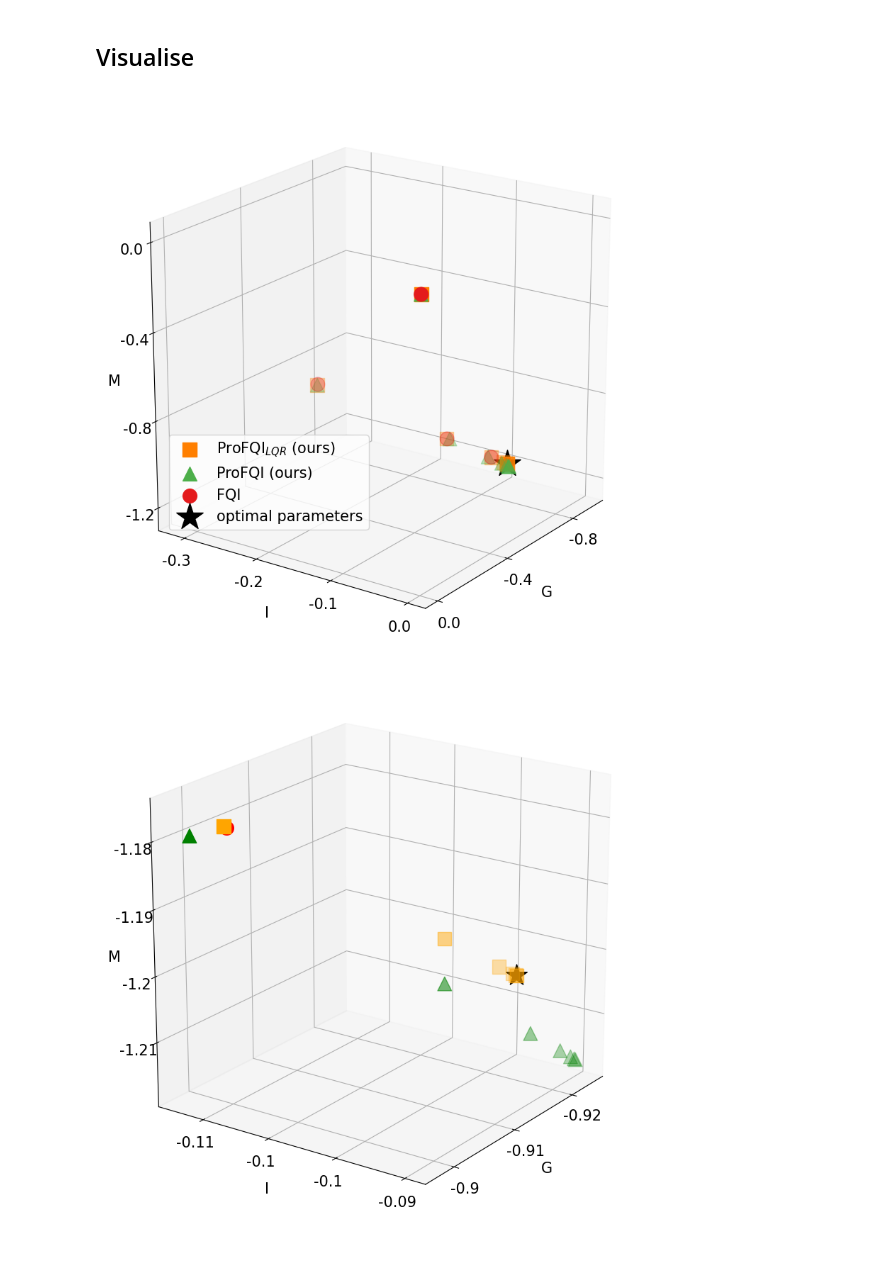
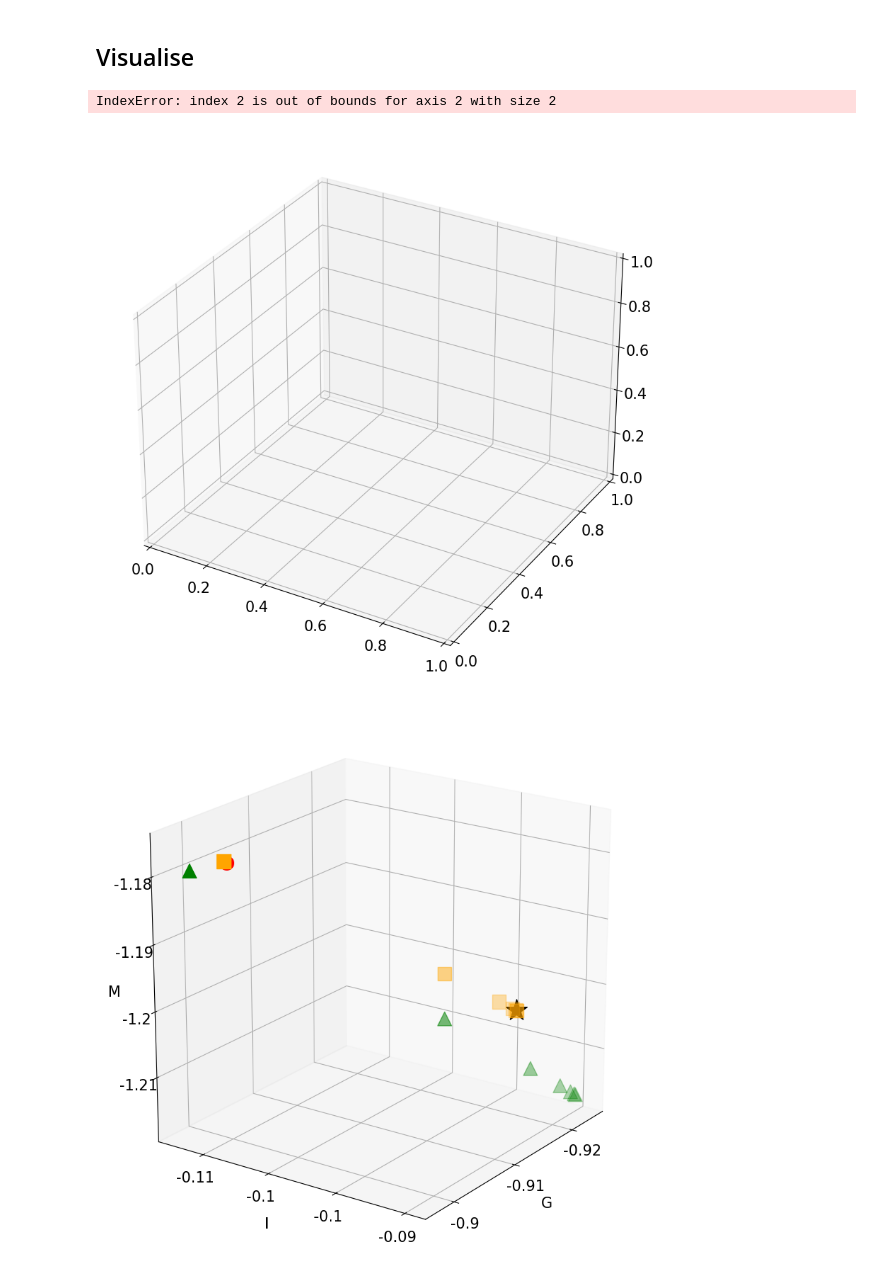
Before and after one commit to theovincent/PBO, a Jupyter notebook: experiments/lqr/plots.ipynb, the cells around one changed output. Saved outputs shown, nothing was run; the diff lists cells and outputs as text; code cells hidden in the pictures.

```diff
--- a/experiments/lqr/plots.ipynb
+++ b/experiments/lqr/plots.ipynb
@@ -25,7 +25,7 @@ The autoreload extension is already loaded. To reload it, use:
 ### Extract data
 # %%
 if show_fqi:
-    fqi_w = np.zeros((len(seeds), max_bellman_iterations + 1, 3))
+    fqi_w = np.zeros((len(seeds), max_bellman_iterations + 1, p["q_dim"]))
     fqi_v = np.zeros((len(seeds), max_bellman_iterations + 1))
 
     for idx_seed, seed in enumerate(range(1, len(seeds) + 1)):
@@ -33,18 +33,18 @@ if show_fqi:
         fqi_v[idx_seed] = np.load(f"figures/{experiment_name}/FQI/{max_bellman_iterations}_V_{seed}.npy")
 
 if show_lspi:
-    lspi_w = np.zeros((len(seeds), max_bellman_iterations + 1, 3))
+    lspi_w = np.zeros((len(seeds), max_bellman_iterations + 1, p["q_dim"]))
     lspi_v = np.zeros((len(seeds), max_bellman_iterations + 1))
 
     for idx_seed, seed in enumerate(range(1, len(seeds) + 1)):
         lspi_w[idx_seed] = np.load(f"figures/{experiment_name}/LSPI/{max_bellman_iterations}_W_{seed}.npy")
         lspi_v[idx_seed] = np.load(f"figures/{experiment_name}/LSPI/{max_bellman_iterations}_V_{seed}.npy")
 
-optimal_w = np.load(f"figures/data/optimal/W.npy")
+optimal_w = np.load(f"figures/data/optimal/W.npy")[:p["q_dim"]]
 optimal_v = np.load(f"figures/data/optimal/V.npy")
 
 if show_pbo_linear:
-    pbo_linear_w = np.zeros((len(seeds), max_bellman_iterations_validation + 2, 3))
+    pbo_linear_w = np.zeros((len(seeds), max_bellman_iterations_validation + 2, p["q_dim"]))
     pbo_linear_v = np.zeros((len(seeds), max_bellman_iterations_validation + 2))
 
     for idx_seed, seed in enumerate(range(1, len(seeds) + 1)):
@@ -52,15 +52,19 @@ if show_pbo_linear:
         pbo_linear_v[idx_seed] = np.load(f"figures/{experiment_name}/PBO_linear/{max_bellman_iterations}_V_{seed}.npy")
 
 if show_pbo_custom_linear:
-    pbo_custom_linear_w = np.zeros((len(seeds), max_bellman_iterations_validation + 1, 3))
+    pbo_custom_linear_w = np.zeros((len(seeds), max_bellman_iterations_validation + 1, p["q_dim"]))
     pbo_custom_linear_v = np.zeros((len(seeds), max_bellman_iterations_validation + 1))
 
     for idx_seed, seed in enumerate(range(1, len(seeds) + 1)):
-        pbo_custom_linear_w[idx_seed] = np.load(f"figures/{experiment_name}/PBO_custom_linear/{max_bellman_iterations}_W_{seed}.npy")
-        pbo_custom_linear_v[idx_seed] = np.load(f"figures/{experiment_name}/PBO_custom_linear/{max_bellman_iterations}_V_{seed}.npy")
+        pbo_custom_linear_w[idx_seed] = np.load(
+            f"figures/{experiment_name}/PBO_custom_linear/{max_bellman_iterations}_W_{seed}.npy"
+        )
+        pbo_custom_linear_v[idx_seed] = np.load(
+            f"figures/{experiment_name}/PBO_custom_linear/{max_bellman_iterations}_V_{seed}.npy"
+        )
 
 if show_pbo_deep:
-    pbo_deep_w = np.zeros((len(seeds), max_bellman_iterations_validation + 1, 3))
+    pbo_deep_w = np.zeros((len(seeds), max_bellman_iterations_validation + 1, p["q_dim"]))
     pbo_deep_v = np.zeros((len(seeds), max_bellman_iterations_validation + 1))
 
     for idx_seed, seed in enumerate(range(1, len(seeds) + 1)):
@@ -227,36 +308,65 @@ _ = plt.savefig(f"figures/{experiment_name}/V_{max_bellman_iterations}.pdf", bbo
 # %%
 import matplotlib.pyplot as plt
 from experiments import colors
 
 plt.rc("font", size=15)
 
 fig = plt.figure(figsize=(10, 10))
 ax = fig.add_subplot(111, projection="3d")
 
 if show_pbo_linear:
-    ax.scatter(pbo_linear_w[0, :, 0], pbo_linear_w[0, :, 1], pbo_linear_w[0, :, 2], label='linear PBO', color="blue", s=200, zorder=4)
+    ax.scatter(
+        pbo_linear_w[0, :, 0],
+        pbo_linear_w[0, :, 1],
+        pbo_linear_w[0, :, 2],
+        label="linear PBO",
+        color="blue",
+        s=200,
+        zorder=4,
+    )
 if show_pbo_custom_linear:
-    ax.scatter(pbo_custom_linear_w[0, :, 0], pbo_custom_linear_w[0, :, 1], pbo_custom_linear_w[0, :, 2], label="ProFQI$_{LQR}$ (ours)", color=colors["orange"], s=200, zorder=5, marker="s")
+    ax.scatter(
+        pbo_custom_linear_w[0, :, 0],
+        pbo_custom_linear_w[0, :, 1],
+        pbo_custom_linear_w[0, :, 2],
+        label="ProFQI$_{LQR}$ (ours)",
+        color=colors["orange"],
+        s=200,
+        zorder=5,
+        marker="s",
+    )
 if show_pbo_deep:
-    ax.scatter(pbo_deep_w[0, :, 0], pbo_deep_w[0, :, 1], pbo_deep_w[0, :, 2], label="ProFQI (ours)", color=colors["ProFQI"], s=200, zorder=5, marker="^")
+    ax.scatter(
+        pbo_deep_w[0, :, 0],
+        pbo_deep_w[0, :, 1],
+        pbo_deep_w[0, :, 2],
+        label="ProFQI (ours)",
+        color=colors["ProFQI"],
+        s=200,
+        zorder=5,
+        marker="^",
+    )
 if show_fqi:
-    ax.scatter(fqi_w[0, :, 0], fqi_w[0, :, 1], fqi_w[0, :, 2], label='FQI', color=colors["FQI"], s=200, zorder=2)
+    ax.scatter(fqi_w[0, :, 0], fqi_w[0, :, 1], fqi_w[0, :, 2], label="FQI", color=colors["FQI"], s=200, zorder=2)
 # ax.scatter(lspi_w[0, :, 0], lspi_w[0, :, 1], lspi_w[0, :, 2], label='LSPI', color="purple", s=np.linspace(600, 60, max_bellman_iterations+ 1), zorder=3)
 # ax.scatter(pbo_optimal_w[:, 0], pbo_optimal_w[:, 1], pbo_optimal_w[:, 2], label='PBO', color="black", s=np.linspace(100, 10, max_bellman_iterations_validation + 1), zorder=1)
-ax.scatter(optimal_w[0], optimal_w[1], optimal_w[2], label='optimal parameters', color="black", marker="*", s=800, zorder=0)
+ax.scatter(
+    optimal_w[0], optimal_w[1], optimal_w[2], label="optimal parameters", color="black", marker="*", s=800, zorder=0
+)
 
 plt.legend(bbox_to_anchor=(0.5, 0.4))
 ax.view_init(20, 35)
 ax.set_xlabel("G", labelpad=10)
 ax.set_xticks(np.linspace(-0.8, 0, 3), labels=np.around(np.linspace(-0.8, 0, 3), 1))
 ax.set_ylabel("I", labelpad=10)
 ax.set_yticks(np.linspace(-0.3, 0, 4), labels=np.around(np.linspace(-0.3, 0, 4), 1))
 ax.set_zlabel("M")
 ax.set_zticks(np.linspace(-1.2, 0, 4), labels=np.around(np.linspace(-1.2, 0, 4), 1))
-ax.set_box_aspect([1,1,1])
-_ = plt.savefig(f"figures/{experiment_name}/visu_3D_{max_bellman_iterations}.pdf", bbox_inches='tight')
+ax.set_box_aspect([1, 1, 1])
+_ = plt.savefig(f"figures/{experiment_name}/visu_3D_{max_bellman_iterations}.pdf", bbox_inches="tight")
 # %% [output]
+IndexError: index 2 is out of bounds for axis 2 with size 2
-[figure, old version]
+[figure, new version]
 # %%
 import matplotlib.pyplot as plt
 
```
Also changed, not shown: parts of 6 cells of this notebook, 6 other files.
